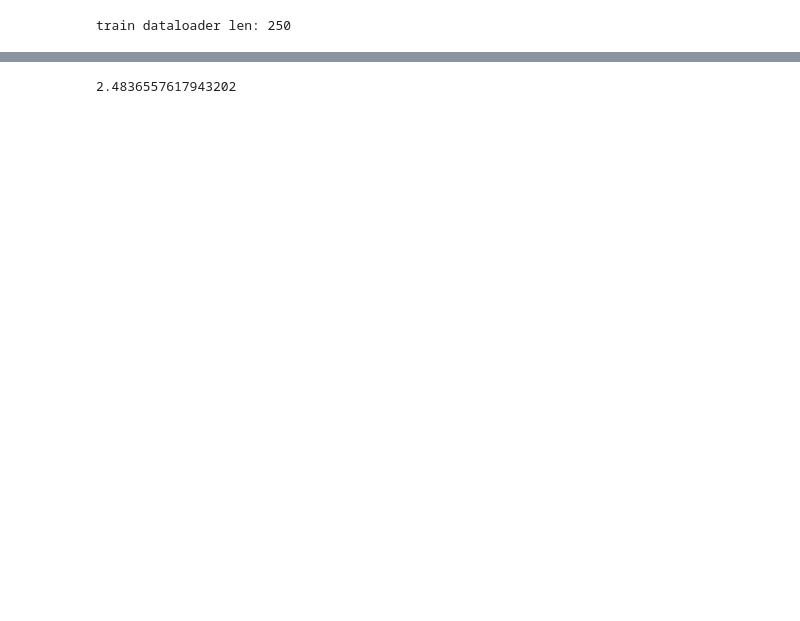
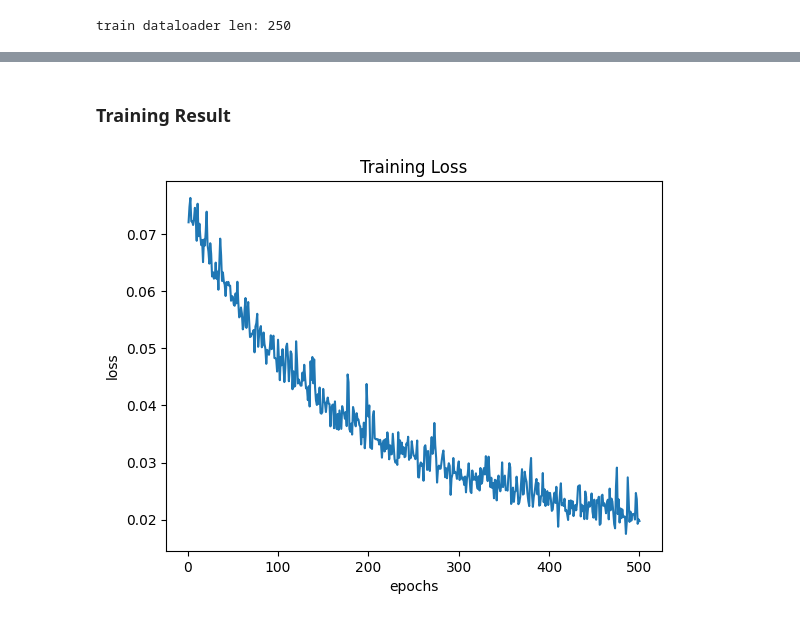
Before and after one commit to ONC9korea-avatar/SilhouettesbasedHSE, a Jupyter notebook: train/our_train.ipynb, the cells around one changed output, grey strips where cells are left out. Cells and saved outputs as stored; diff of their text form; code cells hidden in the pictures; blank space fills up the shorter version.

```diff
--- a/train/our_train.ipynb
+++ b/train/our_train.ipynb
@@ -33,9 +40,12 @@ def repeat_data(x):
     data[:, 1:-1] = x
     data[:, -1] = x[:, 0]
     return data
+
+def _transform(x):
+    return repeat_data(x.transpose())
 # %%
 class HSEDataset(Dataset):
-    def __init__(self, data_path, transform=None):
+    def __init__(self, data_path, transform=_transform):
         self.frontal = []
         self.lateral = []
         self.shape = []
@@ -57,8 +67,9 @@ class HSEDataset(Dataset):
         l = self.lateral[i]
         s = self.shape[i]
 
-        f = repeat_data(f.transpose())
-        l = repeat_data(l.transpose())
+        if self.transform:
+            f = self.transform(f)
+            l = self.transform(l)
         return f, l, s
 
     def __len__(self):
@@ -66,7 +79,7 @@ class HSEDataset(Dataset):
 # %%
 batch_size = 32
 learning_rate = 1e-5
-training_epoch = 200
+training_epoch = 1000
 # %%
 train_dataset = HSEDataset('../../dataset-generation/datasets/HSE/sample_648/train/')
 test_dataset = HSEDataset('../../dataset-generation/datasets/HSE/sample_648/test/')
@@ -148,29 +142,11 @@ epoch:200  TrainLoss:17.390791
-# %%
-model_name = './model/model_male_200.ckpt'
-infer_model = RegressionPCA(22).to(device)
-infer_model.load_state_dict(torch.load(model_name))
-infer_model.eval()
-
-with torch.no_grad():
-    for i, data_temp in enumerate(test_data_loader):
-        # read data from data_loader, get 32 data each time
-        front_e_ith, side_e_ith, shape_ith = data_temp
-        front_e_ith, side_e_ith, shape_ith = \
-            front_e_ith.to(device, dtype = torch.float), \
-                side_e_ith.to(device, dtype = torch.float), \
-                    shape_ith.to(device, dtype = torch.float)
-        # feed data and forward pass
-        outputs = infer_model(front_e_ith, side_e_ith)
-        #********************************************************************************************
-        loss = criterion(outputs, shape_ith.float())
-        #print(loss.item())
-        #temp_e = shape_error(outputs, shape_ith.float())
-        #print(temp_e)
-        #loss_n += temp_e
-        loss_n += loss.item()
-        #********************************************************************************************
-        # backward and optimize
-
-print(loss_n / len(test_data_loader))
-# %% [output]
-2.4836557617943202
+# %% [markdown]
+### Training Result
+# %%
+plt.title('Training Loss')
+plt.xlabel('epochs')
+plt.ylabel('loss')
+
+plt.plot(range(1, training_epoch+1), loss_train)
+plt.show()
+# %% [output]
+[figure, added]
```
Also changed, not shown: parts of 8 cells of this notebook, 3 other files.
